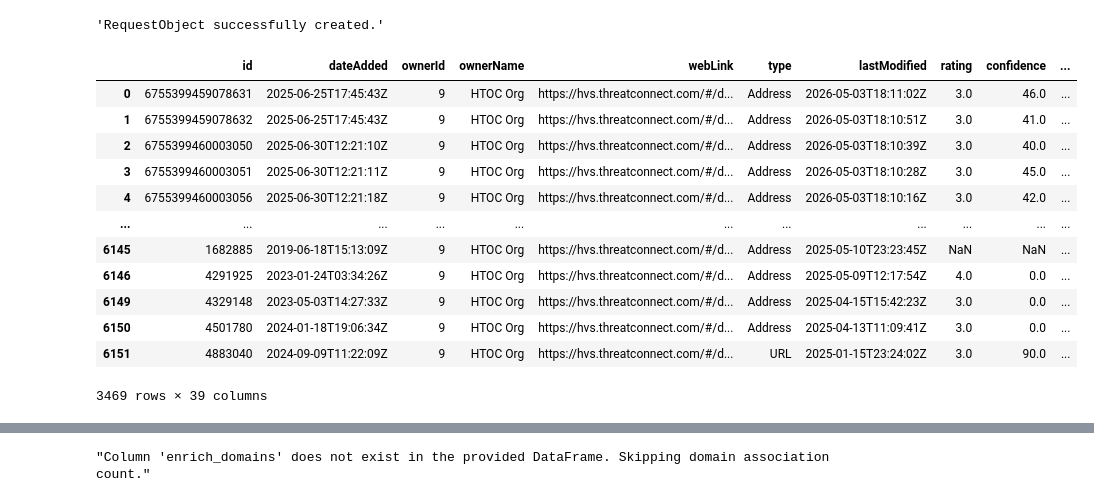
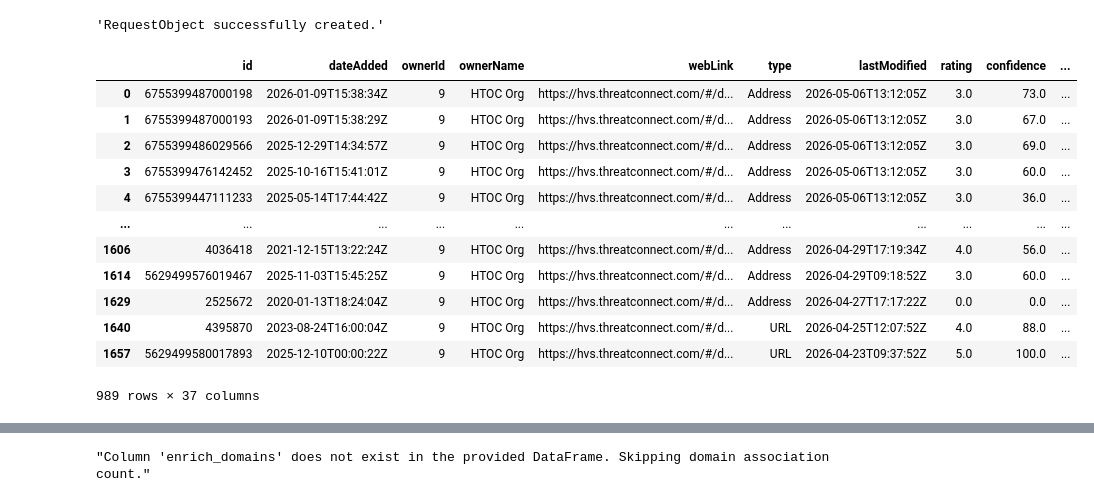
Before and after one commit to jaytlinaskew-org/htoc, a Jupyter notebook: notebooks/ThreatAssessment Scoring/ThreatAssessScoringV5.ipynb, the cells around one changed output, grey strips where cells are left out. Drawn from its saved outputs; the diff is of its cells as text; code cells hidden in the pictures.

```diff
--- a/notebooks/ThreatAssessment Scoring/ThreatAssessScoringV5.ipynb
+++ b/notebooks/ThreatAssessment Scoring/ThreatAssessScoringV5.ipynb
@@ -71,7 +71,7 @@ import pytz
 import urllib.parse
 
 # Configuration for ThreatConnect indicator query
-QUERY_LOOKBACK_DAYS = 360  # days of lastObserved activity to include
+QUERY_LOOKBACK_DAYS = 7  # days of lastObserved activity to include
 INDICATOR_TYPE_NAMES = [
     "Address", "EmailAddress", "File", "Host", "URL", "ASN", "CIDR",
     "Email Subject", "Hashtag", "Mutex", "Registry Key", "User Agent",
@@ -157,45 +157,45 @@ for result in final_results:
         display("No data returned in API response:", result)
     for item in data_items:
         if isinstance(item, dict) and 'summary' in item:
             normalized_data.append(item)
 
 if normalized_data:
     observed_src = pd.json_normalize(normalized_data)
     observed_src['indicator'] = observed_src['summary'].astype(str).str.split().str[0].str.strip()
     observed_src['lastObserved'] = pd.to_datetime(observed_src['lastObserved'], utc=True, errors='coerce')
     observed_src = observed_src[observed_src['lastObserved'] >= pd.to_datetime(start, utc=True)]
 
     # Create a 'sources' column by aggregating ownerName values per indicator
     sources_per_indicator = (
         observed_src.groupby('indicator')['ownerName']
         .apply(lambda x: ', '.join(sorted(set(x))))
         .reset_index()
         .rename(columns={'ownerName': 'sources'})
     )
 
     # Merge sources back into observed_src
     observed_src = observed_src.merge(sources_per_indicator, on='indicator', how='left')
     # Filter to keep only records where ownerName is 'HTOC Org'
     observed_src = observed_src[observed_src['ownerName'] == 'HTOC Org'].copy()
 else:
     display("No valid indicator data found.")
     observed_src = pd.DataFrame()
 
 display(observed_src)
 # %% [output]
 |  | id | dateAdded | ownerId | ownerName | webLink | type | lastModified | rating | confidence | ... |
-| 0 | 6755399459078631 | 2025-06-25T17:45:43Z | 9 | HTOC Org | https://hvs.threatconnect.com/#/d... | Address | 2026-05-03T18:11:02Z | 3.0 | 46.0 | ... |
-| 1 | 6755399459078632 | 2025-06-25T17:45:43Z | 9 | HTOC Org | https://hvs.threatconnect.com/#/d... | Address | 2026-05-03T18:10:51Z | 3.0 | 41.0 | ... |
-| 2 | 6755399460003050 | 2025-06-30T12:21:10Z | 9 | HTOC Org | https://hvs.threatconnect.com/#/d... | Address | 2026-05-03T18:10:39Z | 3.0 | 40.0 | ... |
-| 3 | 6755399460003051 | 2025-06-30T12:21:11Z | 9 | HTOC Org | https://hvs.threatconnect.com/#/d... | Address | 2026-05-03T18:10:28Z | 3.0 | 45.0 | ... |
-| 4 | 6755399460003056 | 2025-06-30T12:21:18Z | 9 | HTOC Org | https://hvs.threatconnect.com/#/d... | Address | 2026-05-03T18:10:16Z | 3.0 | 42.0 | ... |
+| 0 | 6755399487000198 | 2026-01-09T15:38:34Z | 9 | HTOC Org | https://hvs.threatconnect.com/#/d... | Address | 2026-05-06T13:12:05Z | 3.0 | 73.0 | ... |
+| 1 | 6755399487000193 | 2026-01-09T15:38:29Z | 9 | HTOC Org | https://hvs.threatconnect.com/#/d... | Address | 2026-05-06T13:12:05Z | 3.0 | 67.0 | ... |
+| 2 | 6755399486029566 | 2025-12-29T14:34:57Z | 9 | HTOC Org | https://hvs.threatconnect.com/#/d... | Address | 2026-05-06T13:12:05Z | 3.0 | 69.0 | ... |
+| 3 | 6755399476142452 | 2025-10-16T15:41:01Z | 9 | HTOC Org | https://hvs.threatconnect.com/#/d... | Address | 2026-05-06T13:12:05Z | 3.0 | 60.0 | ... |
+| 4 | 6755399447111233 | 2025-05-14T17:44:42Z | 9 | HTOC Org | https://hvs.threatconnect.com/#/d... | Address | 2026-05-06T13:12:05Z | 3.0 | 36.0 | ... |
 | ... | ... | ... | ... | ... | ... | ... | ... | ... | ... | ... |
-| 6145 | 1682885 | 2019-06-18T15:13:09Z | 9 | HTOC Org | https://hvs.threatconnect.com/#/d... | Address | 2025-05-10T23:23:45Z | NaN | NaN | ... |
-| 6146 | 4291925 | 2023-01-24T03:34:26Z | 9 | HTOC Org | https://hvs.threatconnect.com/#/d... | Address | 2025-05-09T12:17:54Z | 4.0 | 0.0 | ... |
-| 6149 | 4329148 | 2023-05-03T14:27:33Z | 9 | HTOC Org | https://hvs.threatconnect.com/#/d... | Address | 2025-04-15T15:42:23Z | 3.0 | 0.0 | ... |
-| 6150 | 4501780 | 2024-01-18T19:06:34Z | 9 | HTOC Org | https://hvs.threatconnect.com/#/d... | Address | 2025-04-13T11:09:41Z | 3.0 | 0.0 | ... |
-| 6151 | 4883040 | 2024-09-09T11:22:09Z | 9 | HTOC Org | https://hvs.threatconnect.com/#/d... | URL | 2025-01-15T23:24:02Z | 3.0 | 90.0 | ... |
+| 1606 | 4036418 | 2021-12-15T13:22:24Z | 9 | HTOC Org | https://hvs.threatconnect.com/#/d... | Address | 2026-04-29T17:19:34Z | 4.0 | 56.0 | ... |
+| 1614 | 5629499576019467 | 2025-11-03T15:45:25Z | 9 | HTOC Org | https://hvs.threatconnect.com/#/d... | Address | 2026-04-29T09:18:52Z | 3.0 | 60.0 | ... |
+| 1629 | 2525672 | 2020-01-13T18:24:04Z | 9 | HTOC Org | https://hvs.threatconnect.com/#/d... | Address | 2026-04-27T17:17:22Z | 0.0 | 0.0 | ... |
+| 1640 | 4395870 | 2023-08-24T16:00:04Z | 9 | HTOC Org | https://hvs.threatconnect.com/#/d... | URL | 2026-04-25T12:07:52Z | 4.0 | 88.0 | ... |
+| 1657 | 5629499580017893 | 2025-12-10T00:00:22Z | 9 | HTOC Org | https://hvs.threatconnect.com/#/d... | URL | 2026-04-23T09:37:52Z | 5.0 | 100.0 | ... |
-3469 rows × 39 columns
+989 rows × 37 columns
 # %%
 import pandas as pd
 
```
Also changed, not shown: parts of 12 cells of this notebook, 50 other files.
